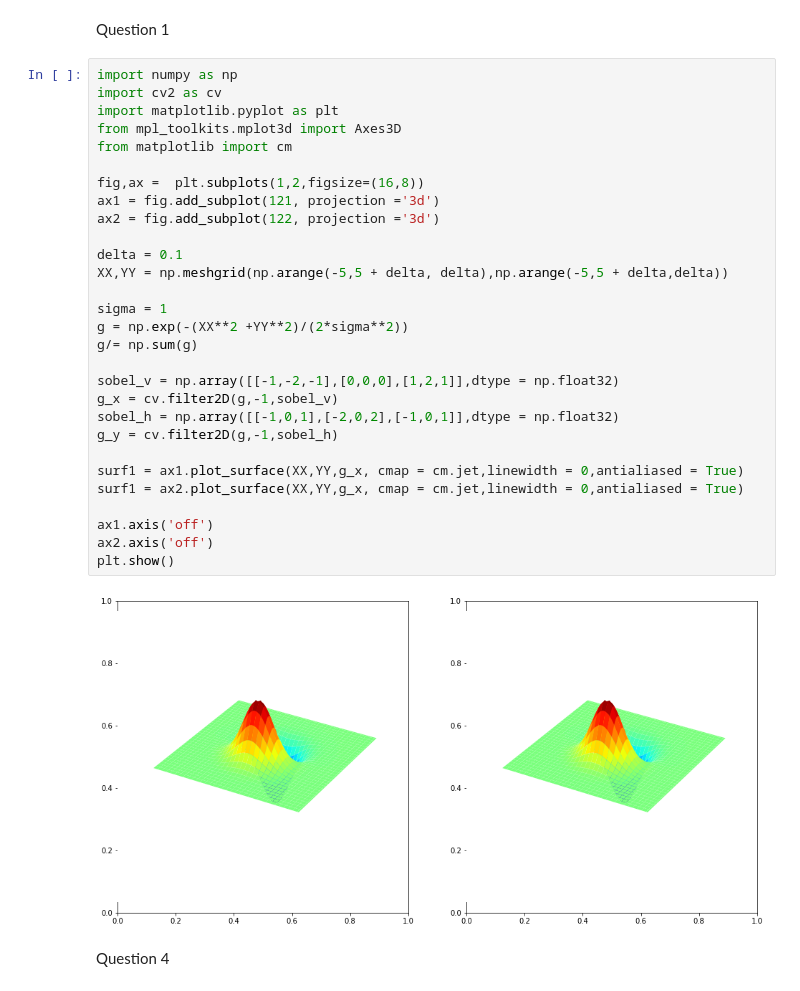
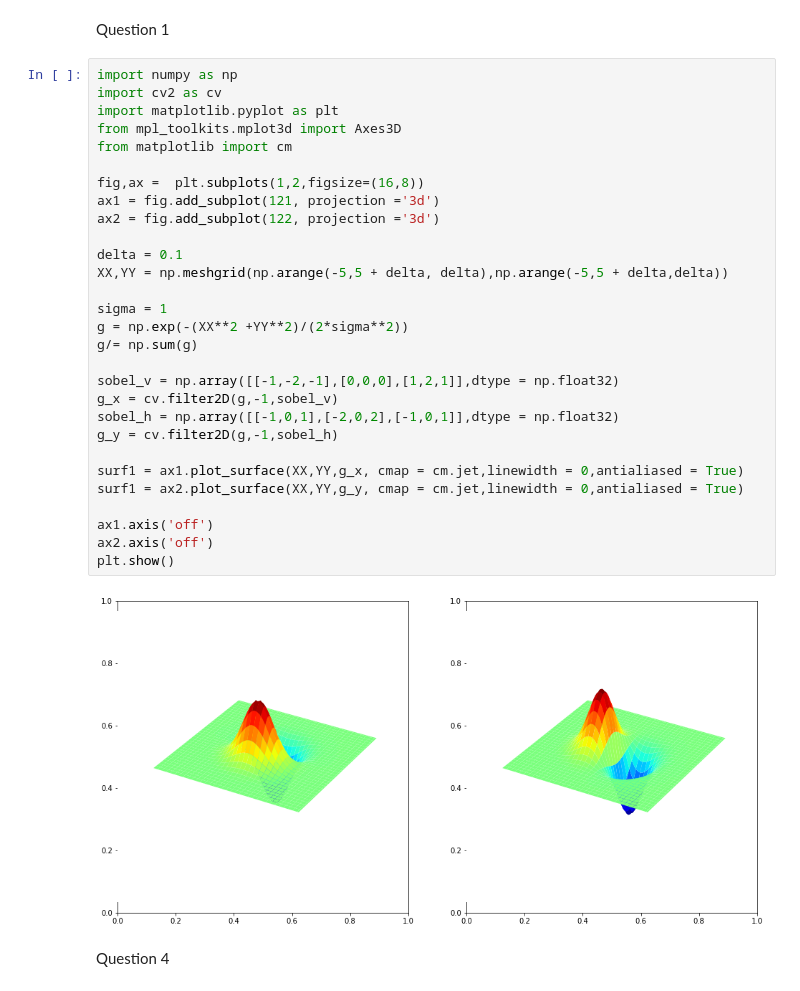
Before and after one commit to dulmi-99/Image-Processing-and-Machine-Vision, a Jupyter notebook: Exercises/Exerxise 4/190107T_Exercise_4.ipynb, the cells around one changed output. Saved outputs shown, nothing was run; the diff lists cells and outputs as text.

```diff
--- a/Exercises/Exerxise 4/190107T_Exercise_4.ipynb
+++ b/Exercises/Exerxise 4/190107T_Exercise_4.ipynb
@@ -10,34 +10,34 @@ Question 1
 # %%
 import numpy as np
 import cv2 as cv
 import matplotlib.pyplot as plt
 from mpl_toolkits.mplot3d import Axes3D
 from matplotlib import cm
 
 fig,ax =  plt.subplots(1,2,figsize=(16,8))
 ax1 = fig.add_subplot(121, projection ='3d')
 ax2 = fig.add_subplot(122, projection ='3d')
 
 delta = 0.1
 XX,YY = np.meshgrid(np.arange(-5,5 + delta, delta),np.arange(-5,5 + delta,delta))
 
 sigma = 1
 g = np.exp(-(XX**2 +YY**2)/(2*sigma**2))
 g/= np.sum(g)
 
 sobel_v = np.array([[-1,-2,-1],[0,0,0],[1,2,1]],dtype = np.float32)
 g_x = cv.filter2D(g,-1,sobel_v)
 sobel_h = np.array([[-1,0,1],[-2,0,2],[-1,0,1]],dtype = np.float32)
 g_y = cv.filter2D(g,-1,sobel_h)
 
 surf1 = ax1.plot_surface(XX,YY,g_x, cmap = cm.jet,linewidth = 0,antialiased = True)
-surf1 = ax2.plot_surface(XX,YY,g_x, cmap = cm.jet,linewidth = 0,antialiased = True)
+surf1 = ax2.plot_surface(XX,YY,g_y, cmap = cm.jet,linewidth = 0,antialiased = True)
 
 ax1.axis('off')
 ax2.axis('off')
 plt.show()
 # %% [output]
-[figure, old version]
+[figure, new version]
 # %% [markdown]
 Question 4
 # %%
```
